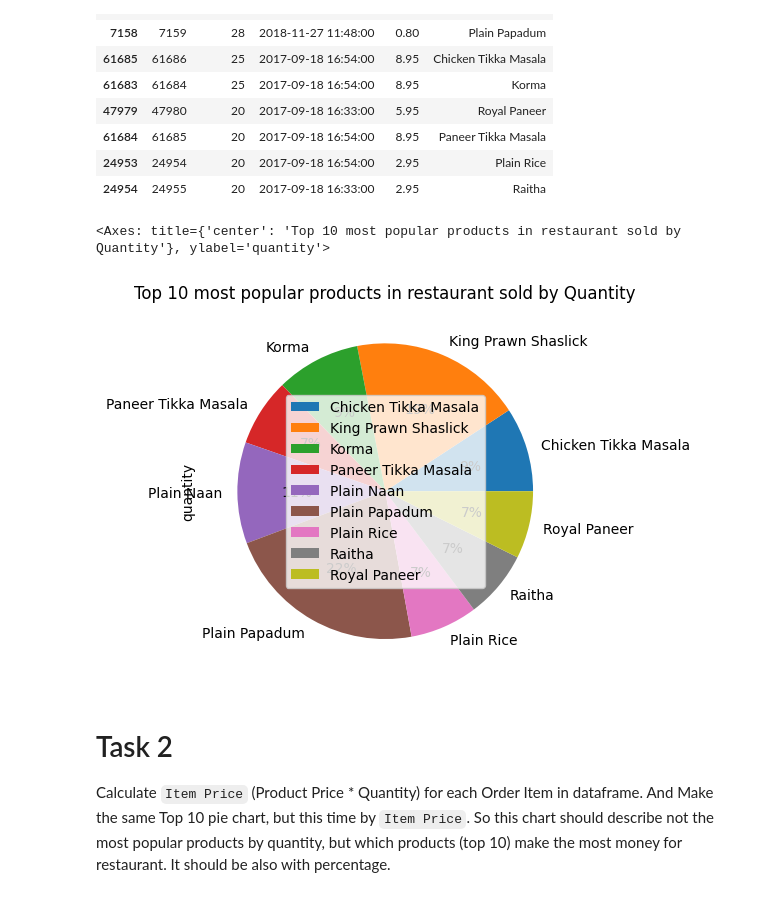
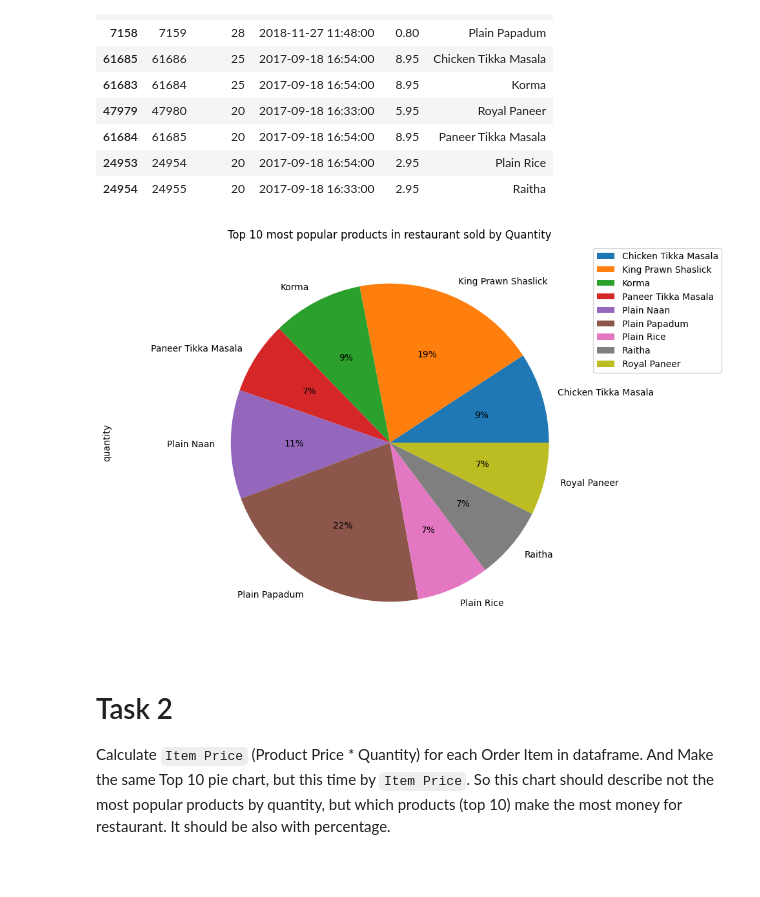
Before and after one commit to mate-academy/py-restaurant-data-analysis, a Jupyter notebook: app/main.ipynb, the cells around one changed output. Saved outputs shown, nothing was run; the diff lists cells and outputs as text; code cells hidden in the pictures; blank space fills up the shorter version.

```diff
--- a/app/main.ipynb
+++ b/app/main.ipynb
@@ -58,10 +58,12 @@ top_10_products_sort_by_quantity
 | 24953 | 24954 | 20 | 2017-09-18 16:54:00 | 2.95 | Plain Rice |
 | 24954 | 24955 | 20 | 2017-09-18 16:33:00 | 2.95 | Raitha |
 # %%
-top_10_products_sort_by_quantity.groupby(["name"]). sum ().plot(kind="pie", y="quantity", autopct="%1.0f%%", title="Top 10 most popular products in restaurant sold by Quantity")
+plot = top_10_products_sort_by_quantity.groupby(["name"]). sum ().plot(kind="pie", y="quantity", autopct="%1.0f%%", title="Top 10 most popular products in restaurant sold by Quantity")
+plot.legend(bbox_to_anchor=(1, 1))
+plot.yaxis.set_label_coords(-0.2, 0.5)
+plot.figure.set_size_inches(10, 8)
 # %% [output]
-<Axes: title={'center': 'Top 10 most popular products in restaurant sold by Quantity'}, ylabel='quantity'>
-[figure, old version]
+[figure, new version]
 # %% [markdown]
 # Task 2
 Calculate `Item Price` (Product Price * Quantity) for each Order Item in dataframe.
```
Also changed, not shown: parts of 2 cells of this notebook.
